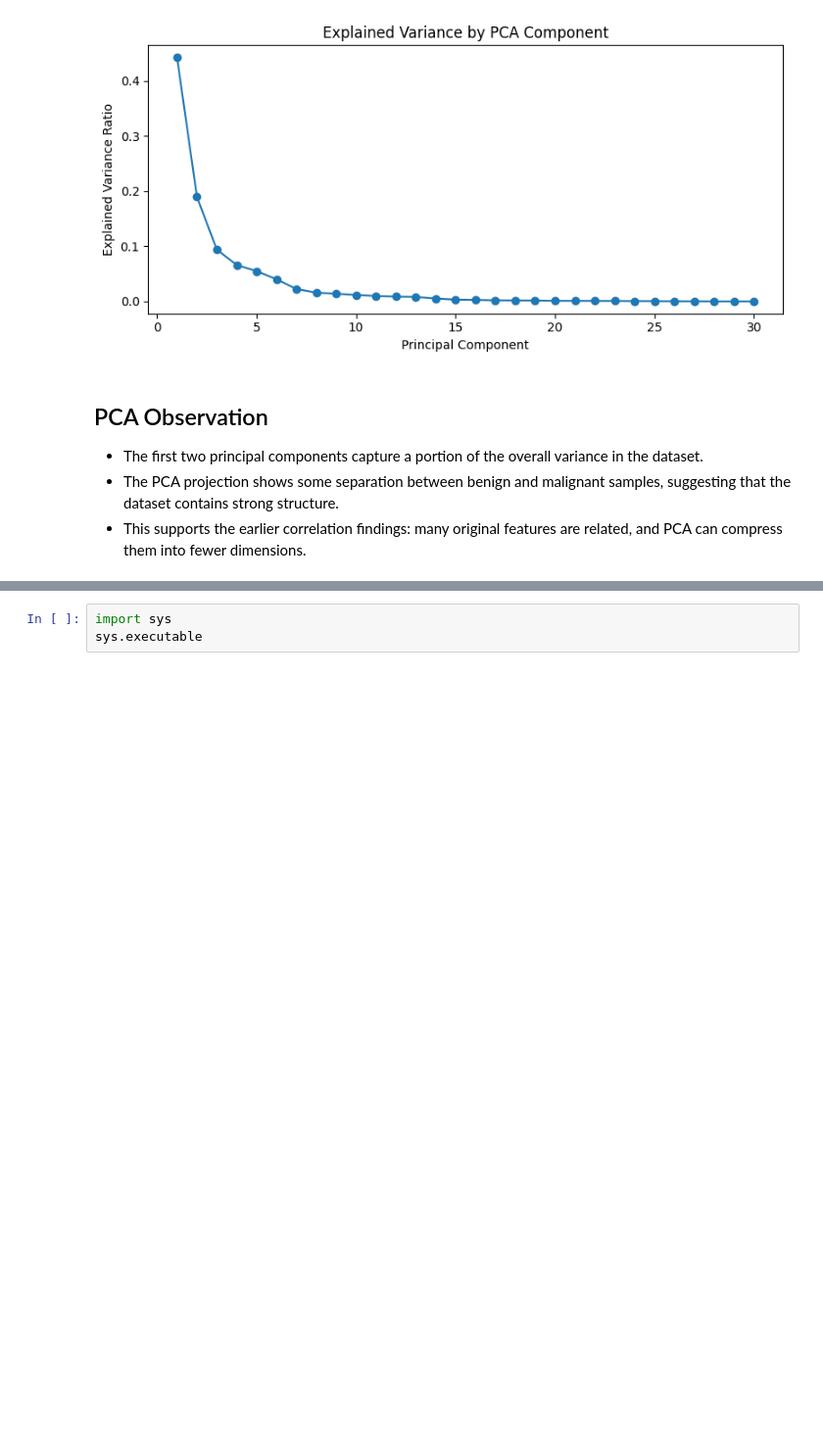
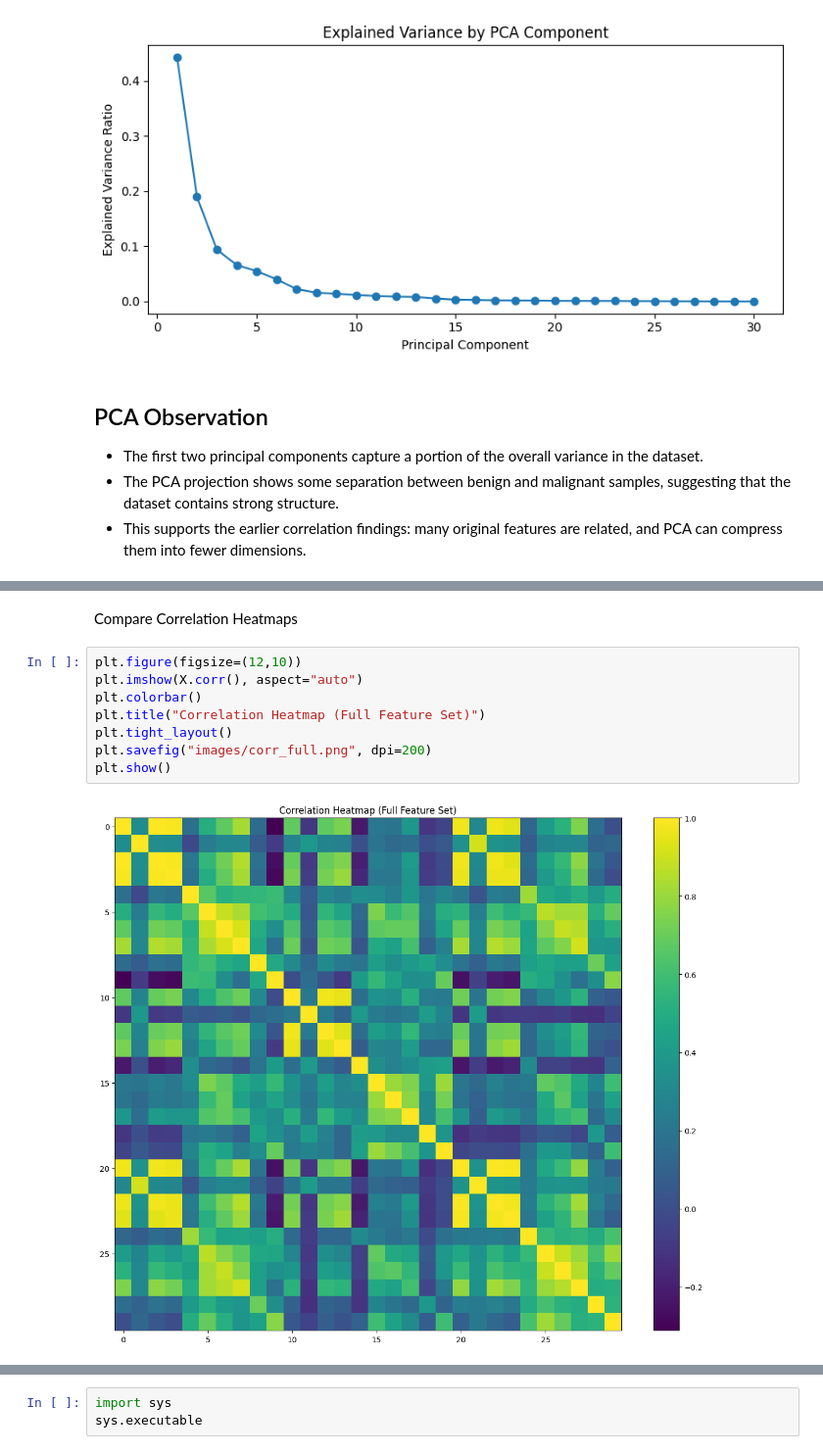
Before and after one commit to monikeoz/medical-advanced-data-analysis, a Jupyter notebook: advanced_analysis.ipynb, the cells around one changed output, grey strips where cells are left out. Shown at 98% size. Cells and saved outputs as stored; diff of their text form; blank space fills up the shorter version.

Commit message:
Reduce redundant features using correlation threshold and compare heatmaps

```diff
--- a/advanced_analysis.ipynb
+++ b/advanced_analysis.ipynb
@@ -128,0 +208,12 @@ plt.show()
+# %% [markdown]
+Compare Correlation Heatmaps
+# %%
+plt.figure(figsize=(12,10))
+plt.imshow(X.corr(), aspect="auto")
+plt.colorbar()
+plt.title("Correlation Heatmap (Full Feature Set)")
+plt.tight_layout()
+plt.savefig("images/corr_full.png", dpi=200)
+plt.show()
+# %% [output]
+[figure, added]
```
Also changed, not shown: parts of 6 cells of this notebook, 2 other files.
